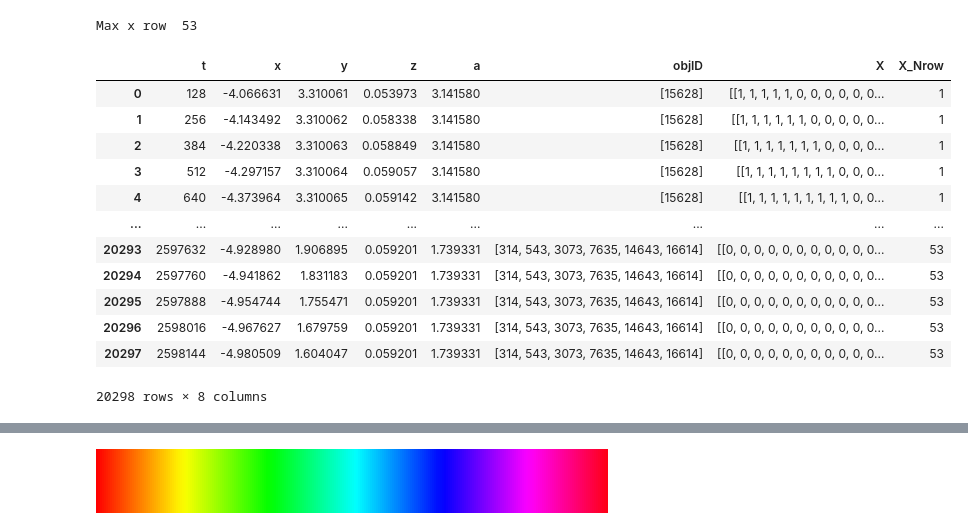
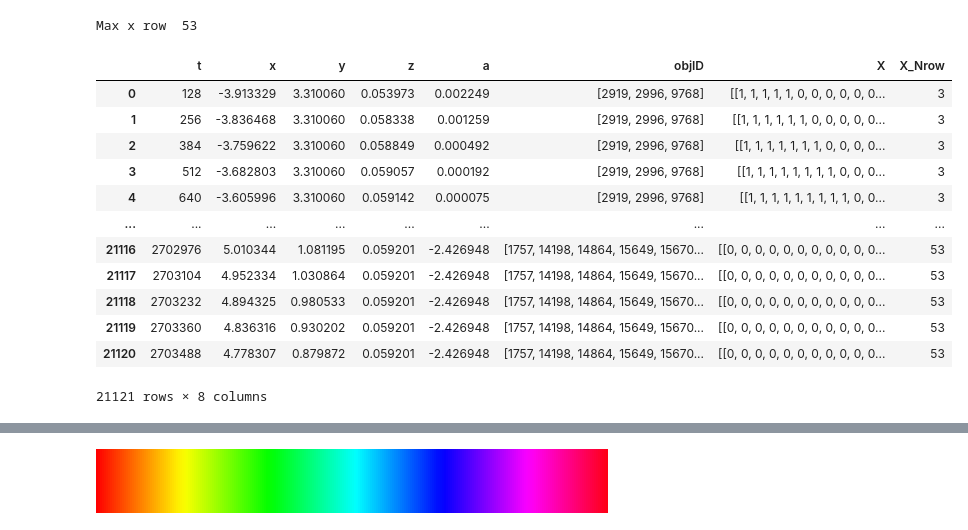
Before and after one commit to yyhhoi/HippoSLAM, a Jupyter notebook: controllers/hipposlam/analyze_sequences.ipynb, the cells around one changed output, grey strips where cells are left out. Cells and saved outputs as stored; diff of their text form; code cells hidden in the pictures.

```diff
--- a/controllers/hipposlam/analyze_sequences.ipynb
+++ b/controllers/hipposlam/analyze_sequences.ipynb
@@ -6,25 +7,31 @@ import matplotlib.pyplot as plt
 # %%
-data_pth = 'data/data.pickle'
-data = read_pickle(data_pth)
-stored_f = data['stored_f']
-del data['stored_f']
 
-df = pd.DataFrame(data)
-df['X_Nrow'] = df['X'].apply(lambda x : x.shape[0])
-print('Max x row ', df['X_Nrow'].max())
-df
+
+project_tag = 'avoidance'
+data_dir = join('data', project_tag)
+
+trajdata = read_pickle(join(data_dir, 'traj.pickle'))
+metadata = read_pickle(join(data_dir, 'meta.pickle'))
+stored_f = metadata['stored_f']
+f_pos = metadata['pos']
+
+
+trajdf = pd.DataFrame(trajdata)
+trajdf['X_Nrow'] = trajdf['X'].apply(lambda x : x.shape[0])
+print('Max x row ', trajdf['X_Nrow'].max())
+trajdf
 # %% [output]
 Max x row  53
 |  | t | x | y | z | a | objID | X | X_Nrow |
-| 0 | 128 | -4.066631 | 3.310061 | 0.053973 | 3.141580 | [15628] | [[1, 1, 1, 1, 1, 0, 0, 0, 0, 0, 0... | 1 |
-| 1 | 256 | -4.143492 | 3.310062 | 0.058338 | 3.141580 | [15628] | [[1, 1, 1, 1, 1, 1, 0, 0, 0, 0, 0... | 1 |
-| 2 | 384 | -4.220338 | 3.310063 | 0.058849 | 3.141580 | [15628] | [[1, 1, 1, 1, 1, 1, 1, 0, 0, 0, 0... | 1 |
-| 3 | 512 | -4.297157 | 3.310064 | 0.059057 | 3.141580 | [15628] | [[1, 1, 1, 1, 1, 1, 1, 1, 0, 0, 0... | 1 |
-| 4 | 640 | -4.373964 | 3.310065 | 0.059142 | 3.141580 | [15628] | [[1, 1, 1, 1, 1, 1, 1, 1, 1, 0, 0... | 1 |
+| 0 | 128 | -3.913329 | 3.310060 | 0.053973 | 0.002249 | [2919, 2996, 9768] | [[1, 1, 1, 1, 1, 0, 0, 0, 0, 0, 0... | 3 |
+| 1 | 256 | -3.836468 | 3.310060 | 0.058338 | 0.001259 | [2919, 2996, 9768] | [[1, 1, 1, 1, 1, 1, 0, 0, 0, 0, 0... | 3 |
+| 2 | 384 | -3.759622 | 3.310060 | 0.058849 | 0.000492 | [2919, 2996, 9768] | [[1, 1, 1, 1, 1, 1, 1, 0, 0, 0, 0... | 3 |
+| 3 | 512 | -3.682803 | 3.310060 | 0.059057 | 0.000192 | [2919, 2996, 9768] | [[1, 1, 1, 1, 1, 1, 1, 1, 0, 0, 0... | 3 |
+| 4 | 640 | -3.605996 | 3.310060 | 0.059142 | 0.000075 | [2919, 2996, 9768] | [[1, 1, 1, 1, 1, 1, 1, 1, 1, 0, 0... | 3 |
 | ... | ... | ... | ... | ... | ... | ... | ... | ... |
-| 20293 | 2597632 | -4.928980 | 1.906895 | 0.059201 | 1.739331 | [314, 543, 3073, 7635, 14643, 16614] | [[0, 0, 0, 0, 0, 0, 0, 0, 0, 0, 0... | 53 |
-| 20294 | 2597760 | -4.941862 | 1.831183 | 0.059201 | 1.739331 | [314, 543, 3073, 7635, 14643, 16614] | [[0, 0, 0, 0, 0, 0, 0, 0, 0, 0, 0... | 53 |
-| 20295 | 2597888 | -4.954744 | 1.755471 | 0.059201 | 1.739331 | [314, 543, 3073, 7635, 14643, 16614] | [[0, 0, 0, 0, 0, 0, 0, 0, 0, 0, 0... | 53 |
-| 20296 | 2598016 | -4.967627 | 1.679759 | 0.059201 | 1.739331 | [314, 543, 3073, 7635, 14643, 16614] | [[0, 0, 0, 0, 0, 0, 0, 0, 0, 0, 0... | 53 |
-| 20297 | 2598144 | -4.980509 | 1.604047 | 0.059201 | 1.739331 | [314, 543, 3073, 7635, 14643, 16614] | [[0, 0, 0, 0, 0, 0, 0, 0, 0, 0, 0... | 53 |
+| 21116 | 2702976 | 5.010344 | 1.081195 | 0.059201 | -2.426948 | [1757, 14198, 14864, 15649, 15670... | [[0, 0, 0, 0, 0, 0, 0, 0, 0, 0, 0... | 53 |
+| 21117 | 2703104 | 4.952334 | 1.030864 | 0.059201 | -2.426948 | [1757, 14198, 14864, 15649, 15670... | [[0, 0, 0, 0, 0, 0, 0, 0, 0, 0, 0... | 53 |
+| 21118 | 2703232 | 4.894325 | 0.980533 | 0.059201 | -2.426948 | [1757, 14198, 14864, 15649, 15670... | [[0, 0, 0, 0, 0, 0, 0, 0, 0, 0, 0... | 53 |
+| 21119 | 2703360 | 4.836316 | 0.930202 | 0.059201 | -2.426948 | [1757, 14198, 14864, 15649, 15670... | [[0, 0, 0, 0, 0, 0, 0, 0, 0, 0, 0... | 53 |
+| 21120 | 2703488 | 4.778307 | 0.879872 | 0.059201 | -2.426948 | [1757, 14198, 14864, 15649, 15670... | [[0, 0, 0, 0, 0, 0, 0, 0, 0, 0, 0... | 53 |
-20298 rows × 8 columns
+21121 rows × 8 columns
```
Also changed, not shown: parts of 7 cells of this notebook, 1 other file.
